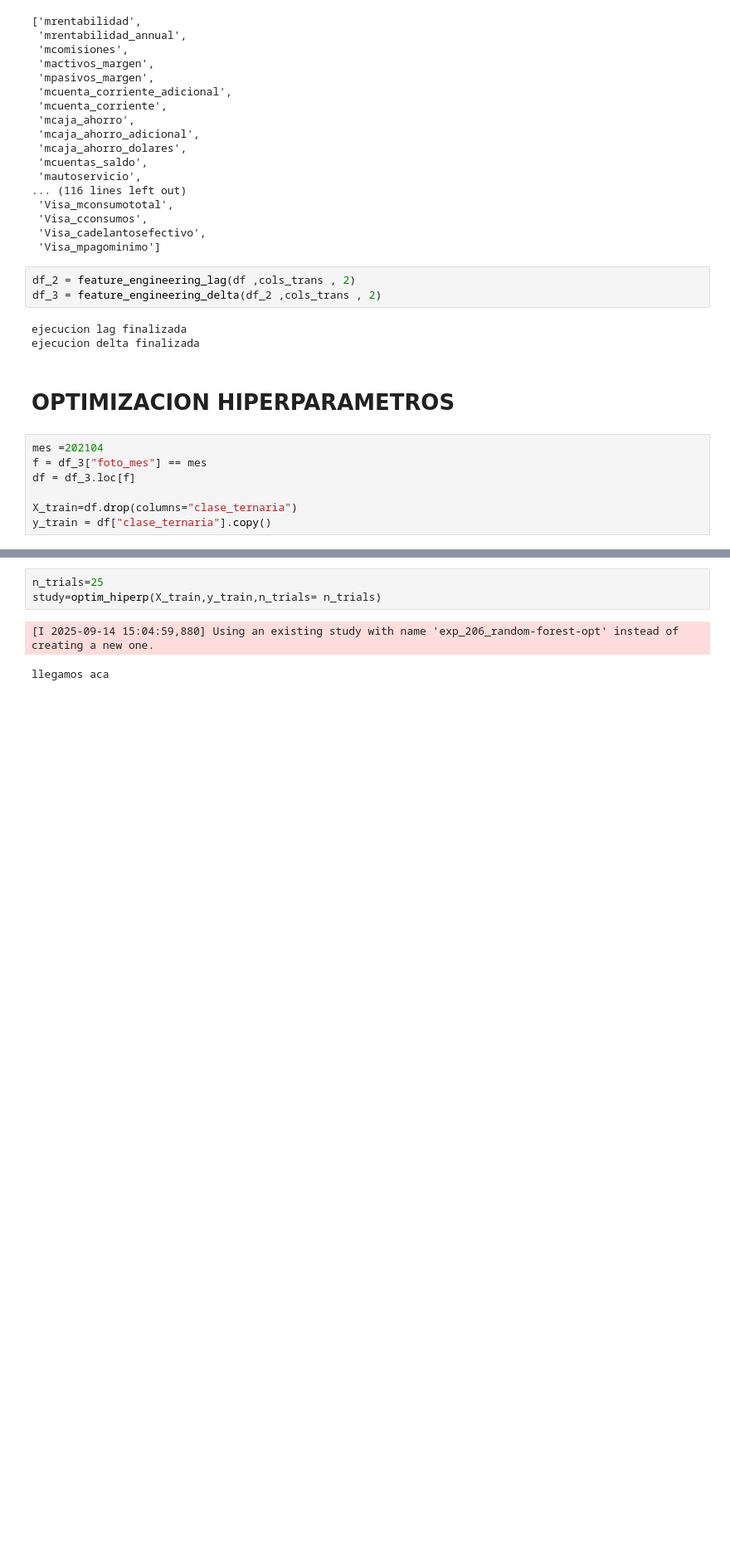
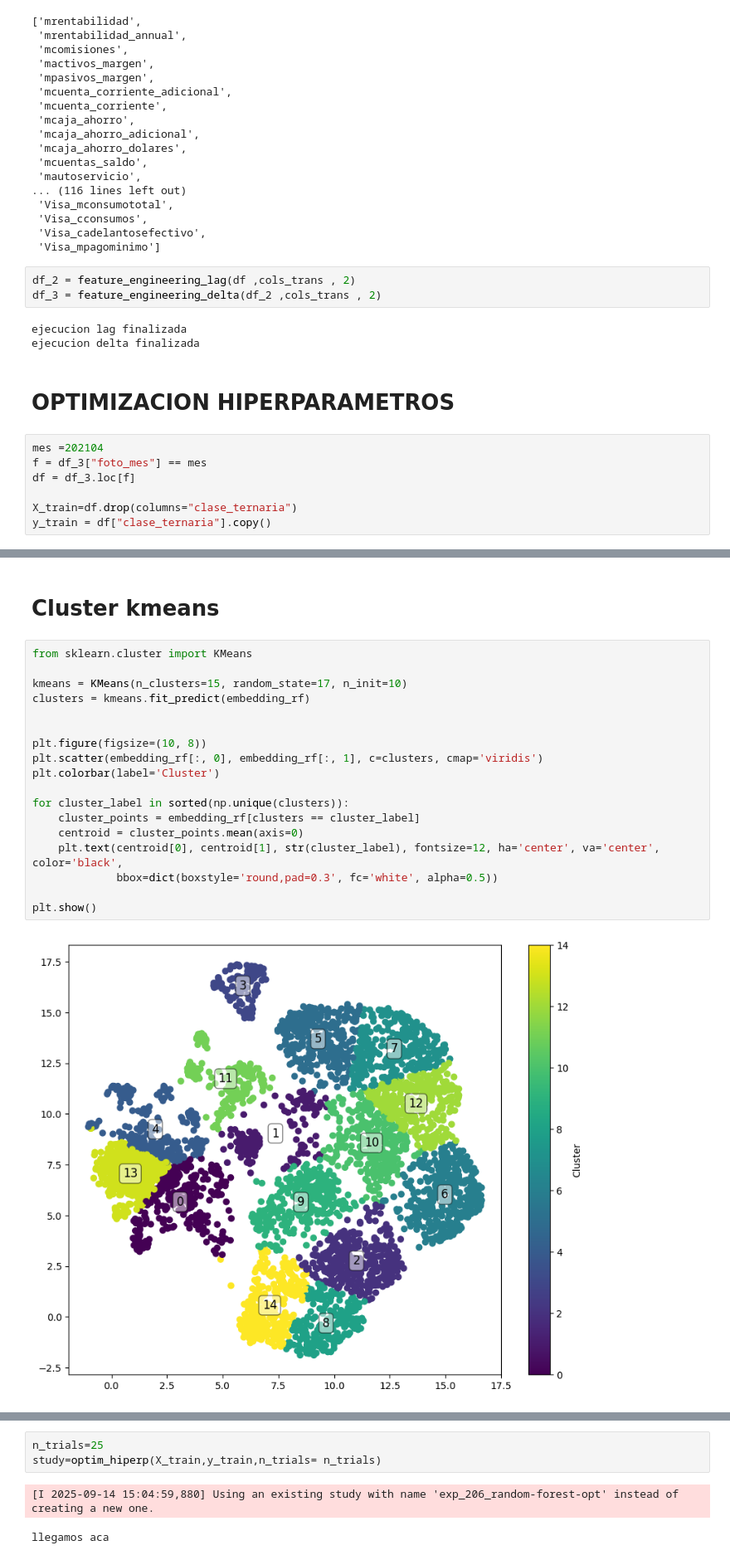
Before and after one commit to CLCHRISLOMBARDO/bank-churn-prediction, a Jupyter notebook: segmentacion.ipynb, the cells around one changed output, grey strips where cells are left out. Shown at 83% size. Saved outputs shown, nothing was run; the diff lists cells and outputs as text; blank space fills up the shorter version.

```diff
--- a/segmentacion.ipynb
+++ b/segmentacion.ipynb
@@ -84,0 +166,22 @@ y_train = df["clase_ternaria"].copy()
+# %% [markdown]
+# Cluster kmeans
+# %%
+from sklearn.cluster import KMeans
+
+kmeans = KMeans(n_clusters=15, random_state=17, n_init=10)
+clusters = kmeans.fit_predict(embedding_rf)
+
+
+plt.figure(figsize=(10, 8))
+plt.scatter(embedding_rf[:, 0], embedding_rf[:, 1], c=clusters, cmap='viridis')
+plt.colorbar(label='Cluster')
+
+for cluster_label in sorted(np.unique(clusters)):
+    cluster_points = embedding_rf[clusters == cluster_label]
+    centroid = cluster_points.mean(axis=0)
+    plt.text(centroid[0], centroid[1], str(cluster_label), fontsize=12, ha='center', va='center', color='black',
+             bbox=dict(boxstyle='round,pad=0.3', fc='white', alpha=0.5))
+
+plt.show()
+# %% [output]
+[figure, added]
```
Also changed, not shown: parts of 28 cells of this notebook, 6 other files.
